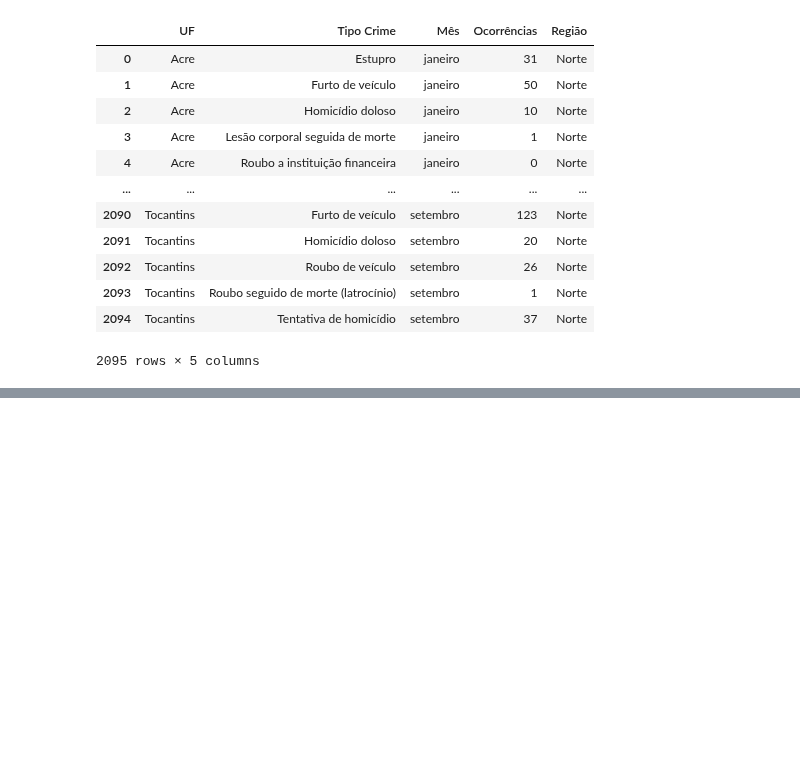
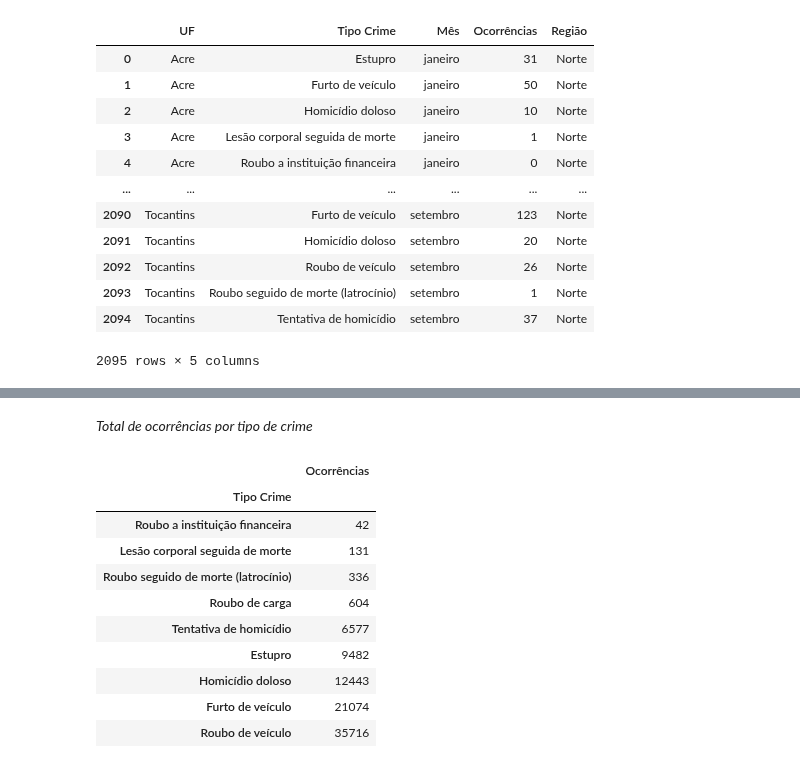
Before and after one commit to arislaoliveira/extensao-pandas, a Jupyter notebook: Avaliação.ipynb, the cells around one changed output, grey strips where cells are left out. Saved outputs shown, nothing was run; the diff lists cells and outputs as text; code cells hidden in the pictures; blank space fills up the shorter version.

```diff
--- a/Avaliação.ipynb
+++ b/Avaliação.ipynb
@@ -248,0 +309,18 @@ display(ocorrencias1_df)
+# %% [markdown]
+*Total de ocorrências por tipo de crime*
+# %%
+nordeste_df = ocorrencias1_df.loc[(ocorrencias1_df['Região'] == 'Nordeste')]
+soma_nordeste_df = nordeste_df[['Tipo Crime', 'Ocorrências']].groupby(by='Tipo Crime').sum()
+display(soma_nordeste_df.sort_values(by='Ocorrências'))
+# %% [output]
+|  | Ocorrências |
+| Tipo Crime |  |
+| Roubo a instituição financeira | 42 |
+| Lesão corporal seguida de morte | 131 |
+| Roubo seguido de morte (latrocínio) | 336 |
+| Roubo de carga | 604 |
+| Tentativa de homicídio | 6577 |
+| Estupro | 9482 |
+| Homicídio doloso | 12443 |
+| Furto de veículo | 21074 |
+| Roubo de veículo | 35716 |
```
Also changed, not shown: parts of 27 cells of this notebook.
